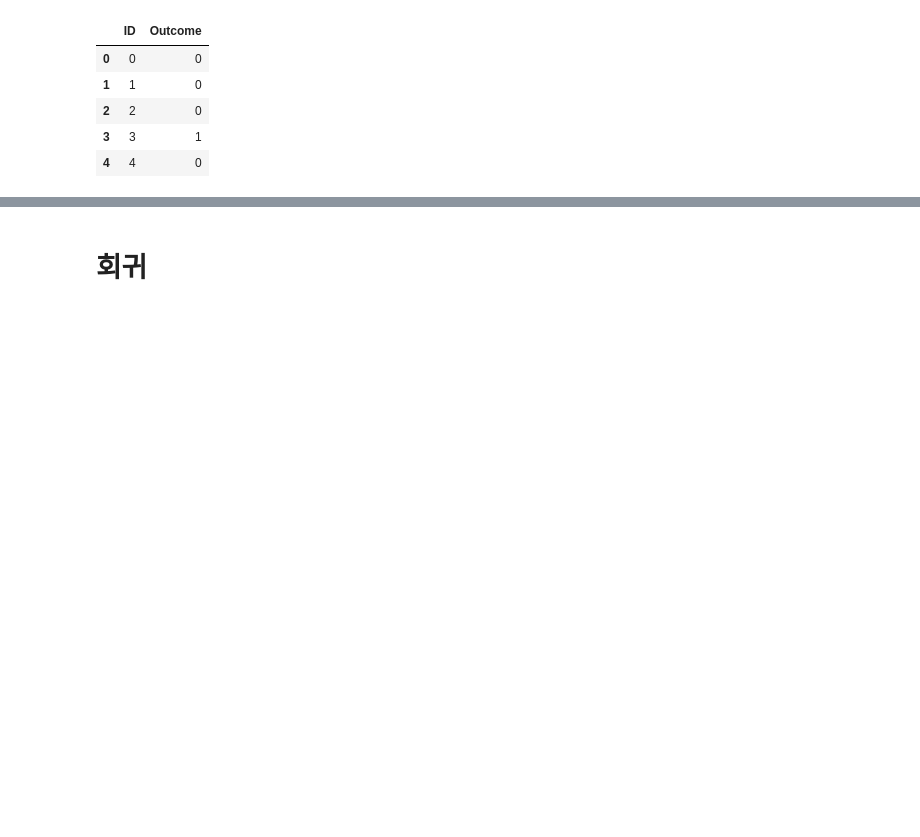
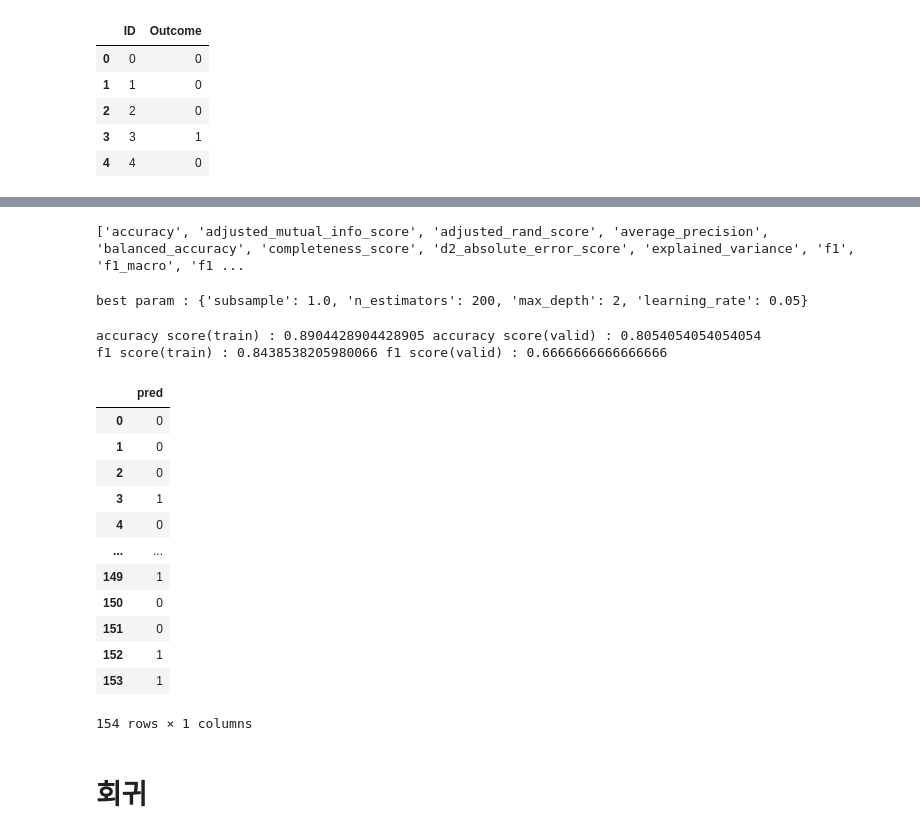
Before and after one commit to cms6090/Big-Data-Analysis, a Jupyter notebook: 2유형/데이터 마이닝(best).ipynb, the cells around one changed output, grey strips where cells are left out. Drawn from its saved outputs; the diff is of its cells as text; code cells hidden in the pictures; blank space fills up the shorter version.

```diff
--- a/2유형/데이터 마이닝(best).ipynb
+++ b/2유형/데이터 마이닝(best).ipynb
@@ -1502,3 +1195,71 @@ data
+# %%
+from sklearn.metrics import get_scorer_names
+print(get_scorer_names())
+# %% [output]
+['accuracy', 'adjusted_mutual_info_score', 'adjusted_rand_score', 'average_precision', 'balanced_accuracy', 'completeness_score', 'd2_absolute_error_score', 'explained_variance', 'f1', 'f1_macro', 'f1 ...
+# %%
+best_estimator = GradientBoostingClassifier(random_state = 23)
+scoring = "accuracy"
+
+param_dist = {
+    "n_estimators" : [100, 200, 300, 500],
+    "max_depth" : [2, 3, 4, 5],
+    "learning_rate" : [0.01, 0.05],
+    "subsample" : [0.7, 0.8, 1.0],
+}
+
+from sklearn.model_selection import RandomizedSearchCV
+random_search = RandomizedSearchCV(
+    best_estimator,
+    param_dist,
+    scoring = scoring,
+    cv = 3,
+    n_iter = 5,
+    random_state = 23
+)
+
+random_search.fit(X_train, Y_train)
+print("best param :", random_search.best_params_)
+# %% [output]
+best param : {'subsample': 1.0, 'n_estimators': 200, 'max_depth': 2, 'learning_rate': 0.05}
+# %%
+best_model = random_search.best_estimator_
+
+pred_train = best_model.predict(X_train)
+pred_valid = best_model.predict(X_valid)
+
+accuracy_train = accuracy_score(Y_train, pred_train)
+accuracy_valid = accuracy_score(Y_valid, pred_valid)
+
+f1_train = f1_score(Y_train, pred_train)
+f1_valid = f1_score(Y_valid, pred_valid)
+
+print("accuracy score(train) :", accuracy_train, "accuracy score(valid) :", accuracy_valid)
+print("f1 score(train) :", f1_train, "f1 score(valid) :", f1_valid)
+# %% [output]
+accuracy score(train) : 0.8904428904428905 accuracy score(valid) : 0.8054054054054054
+f1 score(train) : 0.8438538205980066 f1 score(valid) : 0.6666666666666666
+# %%
+pred = best_model.predict(x_test_dummies)
+df = pd.DataFrame({
+    "pred":pred
+})
+
+df
+# %% [output]
+|  | pred |
+| 0 | 0 |
+| 1 | 0 |
+| 2 | 0 |
+| 3 | 1 |
+| 4 | 0 |
+| ... | ... |
+| 149 | 1 |
+| 150 | 0 |
+| 151 | 0 |
+| 152 | 1 |
+| 153 | 1 |
+154 rows × 1 columns
 # %% [markdown]
 # 회귀
 # %% [markdown]
```
Also changed, not shown: parts of 246 cells of this notebook, 1 other file.
